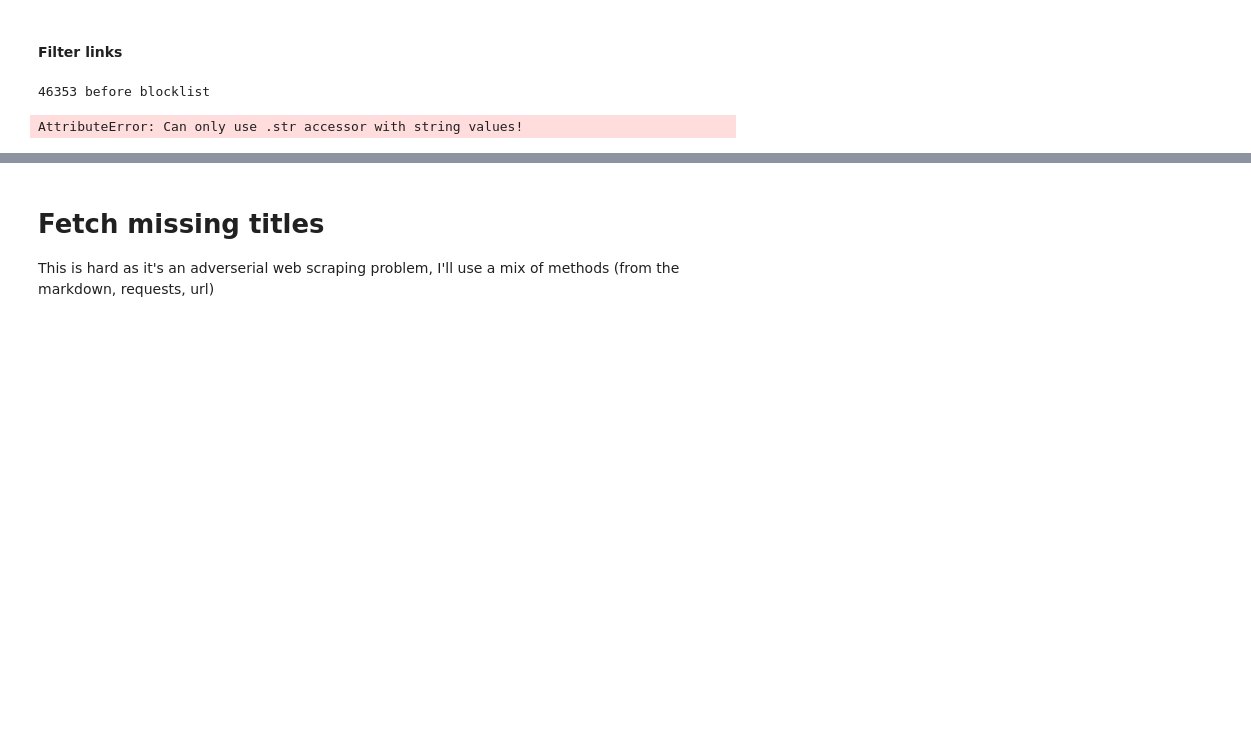
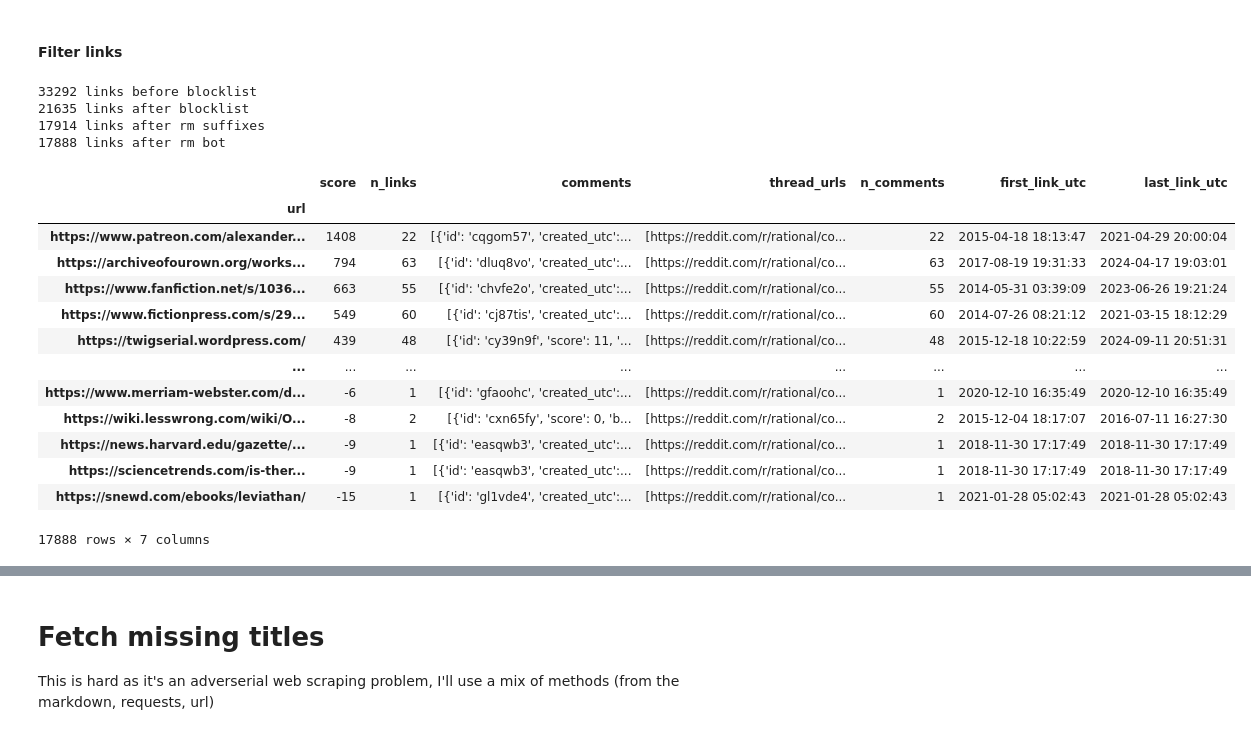
Before and after one commit to wassname/scrape_r_rational, a Jupyter notebook: nbs/mjc_004_process.ipynb, the cells around one changed output, grey strips where cells are left out. Cells and saved outputs as stored; diff of their text form; code cells hidden in the pictures; blank space fills up the shorter version.

```diff
--- a/nbs/mjc_004_process.ipynb
+++ b/nbs/mjc_004_process.ipynb
@@ -257,7 +319,10 @@ link_blocklist = [
     "banned",
     # pateron.com ?
     "reddit.com/user/",
+    # 'smile.amazon.com',
     "xkcd",
+    'feedly.com',
+    'autohotkey.com',
     "ebay",
     "youtubot",
     "reddit.com/r/rational",
@@ -272,56 +337,73 @@ link_blocklist = [
     "wikisummarizer",
     "mozilla.org",
     "reddit.com/message",
     "autotldr",
     "/top/",
     "redd.it",
     "reddit.com/u",
     "fanficfare",
     "bot.com",
     "greasyfork",
+    'edit?', # google docs
 ]
 
 
 link_allowlist = ["hfy"]
 
-print(f"{len(df_links)} before blocklist")
-df_links = df_links[
-    ~df_links.index.str.contains("|".join(link_blocklist), regex=True)
-    | df_links.index.str.contains("|".join(link_allowlist), regex=True)
+df_links3 = df_links2.copy()
+
+print(f"{len(df_links3)} links before blocklist")
+df_links3 = df_links3[
+    ~df_links3.index.str.contains("|".join(link_blocklist), regex=True)
+    | df_links3.index.str.contains("|".join(link_allowlist), regex=True)
 ]
-print(f"{len(df_links)} after blocklist")
-df_links = df_links[df_links.index.str.startswith("http")]
+print(f"{len(df_links3)} links after blocklist")
+df_links3 = df_links3[df_links3.index.str.startswith("http")]
 for suffix in banned_link_suffixes:
-    df_links = df_links[df_links.index.str.endswith(suffix)]
-print(f"{len(df_links)} after suffixes")
+    df_links3 = df_links3[~df_links3.index.str.endswith(suffix)]
+print(f"{len(df_links3)} links after rm suffixes")
 
-# must have more than one mention?
-df_links = df_links[df_links > 1]
-print(f"{len(df_links)} after count")
+# # must have more than one mention?
+# df_links3 = df_links3[df_links3 > 1]
+# print(f"{len(df_links3)} after count")
 
 # if it has reddit, github, wiki and bot in the title, it's probably a bot
-df_links = df_links[
+df_links3 = df_links3[
     ~(
-        df_links.index.str.contains("reddit", case=False)
-        & df_links.index.str.contains("bot", case=False)
+        df_links3.index.str.contains("reddit", case=False)
+        & df_links3.index.str.contains("bot", case=False)
     )
 ]
-df_links = df_links[
+df_links3 = df_links3[
     ~(
-        df_links.index.str.contains("wiki", case=False)
-        & df_links.index.str.contains("bot", case=False)
+        df_links3.index.str.contains("wiki", case=False)
+        & df_links3.index.str.contains("bot", case=False)
     )
 ]
-df_links = df_links[
+df_links3 = df_links3[
     ~(
-        df_links.index.str.contains("github", case=False)
-        & df_links.index.str.contains("bot", case=False)
+        df_links3.index.str.contains("github", case=False)
+        & df_links3.index.str.contains("bot", case=False)
     )
 ]
-print(f"{len(df_links)} after bot")
-
-# QC
-pd.Series(df_links.index, index=df_links.values)
+print(f"{len(df_links3)} links after rm bot")
+df_links3
 # %% [output]
-46353 before blocklist
+33292 links before blocklist
+21635 links after blocklist
+17914 links after rm suffixes
+17888 links after rm bot
+|  | score | n_links | comments | thread_urls | n_comments | first_link_utc | last_link_utc |
+| url |  |  |  |  |  |  |  |
+| https://www.patreon.com/alexander... | 1408 | 22 | [{'id': 'cqgom57', 'created_utc':... | [https://reddit.com/r/rational/co... | 22 | 2015-04-18 18:13:47 | 2021-04-29 20:00:04 |
+| https://archiveofourown.org/works... | 794 | 63 | [{'id': 'dluq8vo', 'created_utc':... | [https://reddit.com/r/rational/co... | 63 | 2017-08-19 19:31:33 | 2024-04-17 19:03:01 |
+| https://www.fanfiction.net/s/1036... | 663 | 55 | [{'id': 'chvfe2o', 'created_utc':... | [https://reddit.com/r/rational/co... | 55 | 2014-05-31 03:39:09 | 2023-06-26 19:21:24 |
+| https://www.fictionpress.com/s/29... | 549 | 60 | [{'id': 'cj87tis', 'created_utc':... | [https://reddit.com/r/rational/co... | 60 | 2014-07-26 08:21:12 | 2021-03-15 18:12:29 |
+| https://twigserial.wordpress.com/ | 439 | 48 | [{'id': 'cy39n9f', 'score': 11, '... | [https://reddit.com/r/rational/co... | 48 | 2015-12-18 10:22:59 | 2024-09-11 20:51:31 |
+| ... | ... | ... | ... | ... | ... | ... | ... |
+| https://www.merriam-webster.com/d... | -6 | 1 | [{'id': 'gfaoohc', 'created_utc':... | [https://reddit.com/r/rational/co... | 1 | 2020-12-10 16:35:49 | 2020-12-10 16:35:49 |
+| https://wiki.lesswrong.com/wiki/O... | -8 | 2 | [{'id': 'cxn65fy', 'score': 0, 'b... | [https://reddit.com/r/rational/co... | 2 | 2015-12-04 18:17:07 | 2016-07-11 16:27:30 |
+| https://news.harvard.edu/gazette/... | -9 | 1 | [{'id': 'easqwb3', 'created_utc':... | [https://reddit.com/r/rational/co... | 1 | 2018-11-30 17:17:49 | 2018-11-30 17:17:49 |
+| https://sciencetrends.com/is-ther... | -9 | 1 | [{'id': 'easqwb3', 'created_utc':... | [https://reddit.com/r/rational/co... | 1 | 2018-11-30 17:17:49 | 2018-11-30 17:17:49 |
+| https://snewd.com/ebooks/leviathan/ | -15 | 1 | [{'id': 'gl1vde4', 'created_utc':... | [https://reddit.com/r/rational/co... | 1 | 2021-01-28 05:02:43 | 2021-01-28 05:02:43 |
-AttributeError: Can only use .str accessor with string values!
+17888 rows × 7 columns
```
Also changed, not shown: parts of 36 cells of this notebook, 3 other files.
